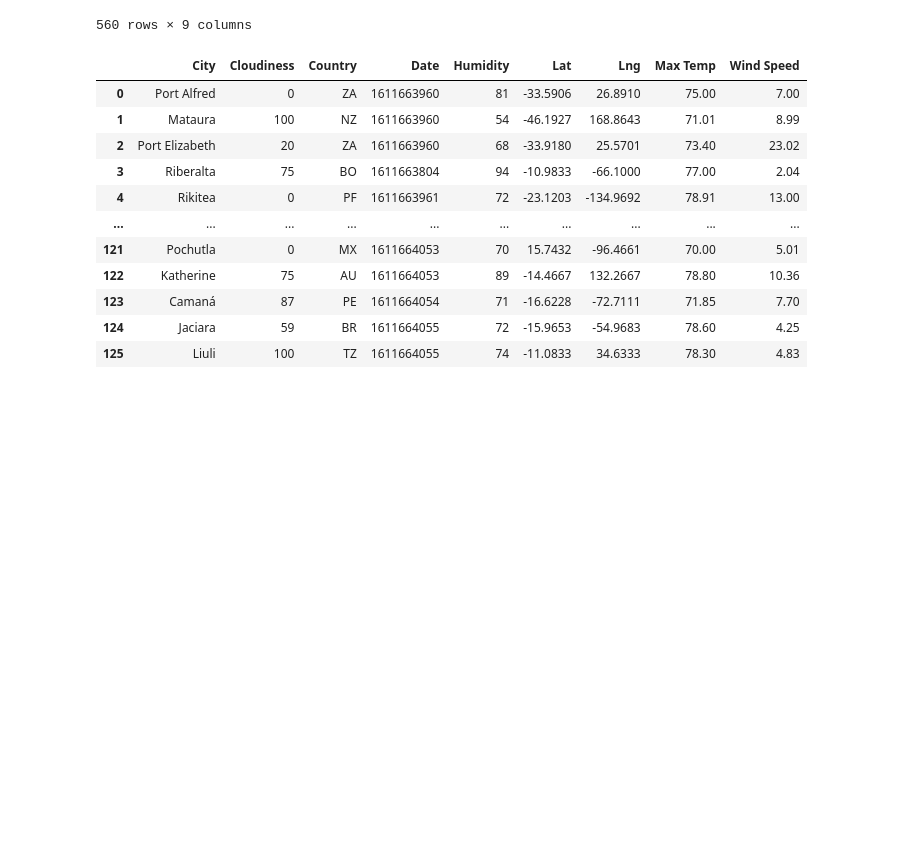
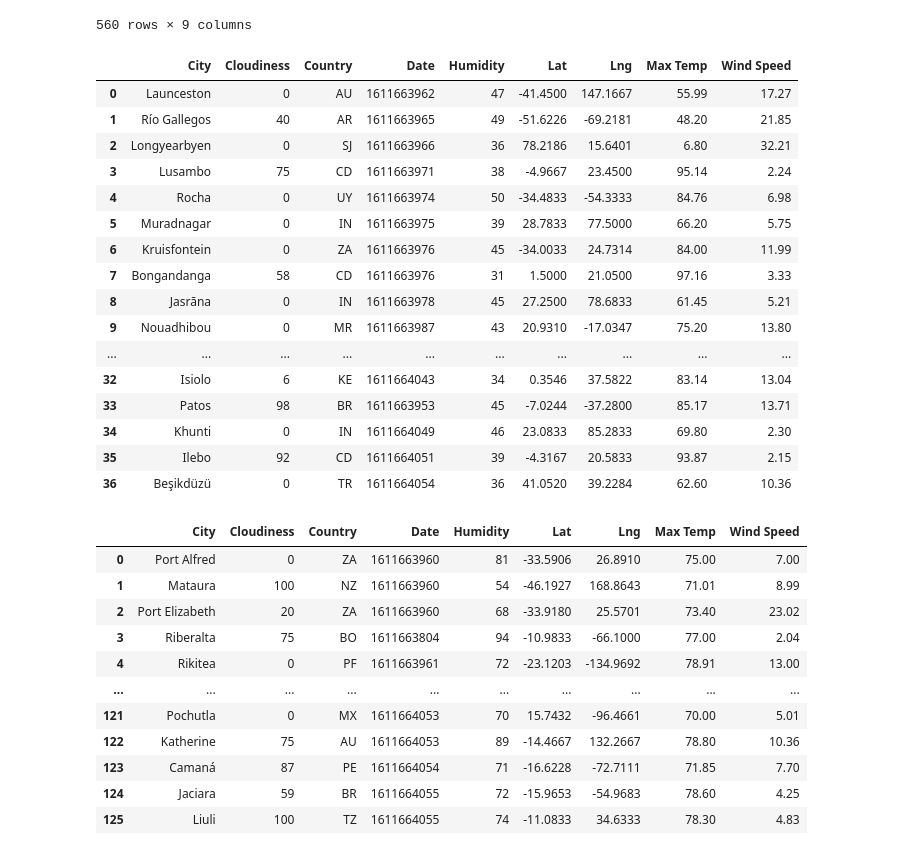
Before and after one commit to emmybsu/Python-API-Challenge, a Jupyter notebook: VacationPy/VacationPy.ipynb, the cells around one changed output. Saved outputs shown, nothing was run; the diff lists cells and outputs as text; code cells hidden in the pictures; blank space fills up the shorter version.

```diff
--- a/VacationPy/VacationPy.ipynb
+++ b/VacationPy/VacationPy.ipynb
@@ -137,8 +137,26 @@ clouds = clean_df.loc[clean_df['Cloudiness'] <=20]
 # %%
 #merge humidity
-# merge_humid_df = pd.merge(h_humid, l_humid, how='inner',on=None)
+merge_humid_df = pd.merge(h_humid, l_humid, how='inner',on=None)
 
-# merge_humid_df
+merge_humid_df
+# %% [output]
+|  | City | Cloudiness | Country | Date | Humidity | Lat | Lng | Max Temp | Wind Speed |
+| 0 | Launceston | 0 | AU | 1611663962 | 47 | -41.4500 | 147.1667 | 55.99 | 17.27 |
+| 1 | Río Gallegos | 40 | AR | 1611663965 | 49 | -51.6226 | -69.2181 | 48.20 | 21.85 |
+| 2 | Longyearbyen | 0 | SJ | 1611663966 | 36 | 78.2186 | 15.6401 | 6.80 | 32.21 |
+| 3 | Lusambo | 75 | CD | 1611663971 | 38 | -4.9667 | 23.4500 | 95.14 | 2.24 |
+| 4 | Rocha | 0 | UY | 1611663974 | 50 | -34.4833 | -54.3333 | 84.76 | 6.98 |
+| 5 | Muradnagar | 0 | IN | 1611663975 | 39 | 28.7833 | 77.5000 | 66.20 | 5.75 |
+| 6 | Kruisfontein | 0 | ZA | 1611663976 | 45 | -34.0033 | 24.7314 | 84.00 | 11.99 |
+| 7 | Bongandanga | 58 | CD | 1611663976 | 31 | 1.5000 | 21.0500 | 97.16 | 3.33 |
+| 8 | Jasrāna | 0 | IN | 1611663978 | 45 | 27.2500 | 78.6833 | 61.45 | 5.21 |
+| 9 | Nouadhibou | 0 | MR | 1611663987 | 43 | 20.9310 | -17.0347 | 75.20 | 13.80 |
+| ... | ... | ... | ... | ... | ... | ... | ... | ... | ... |
+| 32 | Isiolo | 6 | KE | 1611664043 | 34 | 0.3546 | 37.5822 | 83.14 | 13.04 |
+| 33 | Patos | 98 | BR | 1611663953 | 45 | -7.0244 | -37.2800 | 85.17 | 13.71 |
+| 34 | Khunti | 0 | IN | 1611664049 | 46 | 23.0833 | 85.2833 | 69.80 | 2.30 |
+| 35 | Ilebo | 92 | CD | 1611664051 | 39 | -4.3167 | 20.5833 | 93.87 | 2.15 |
+| 36 | Beşikdüzü | 0 | TR | 1611664054 | 36 | 41.0520 | 39.2284 | 62.60 | 10.36 |
 # %%
 #merge_temperature
 merge_temp_df = pd.merge(h_temp, l_temp, on=None)
```
Also changed, not shown: parts of 7 cells of this notebook, 14 other files.
